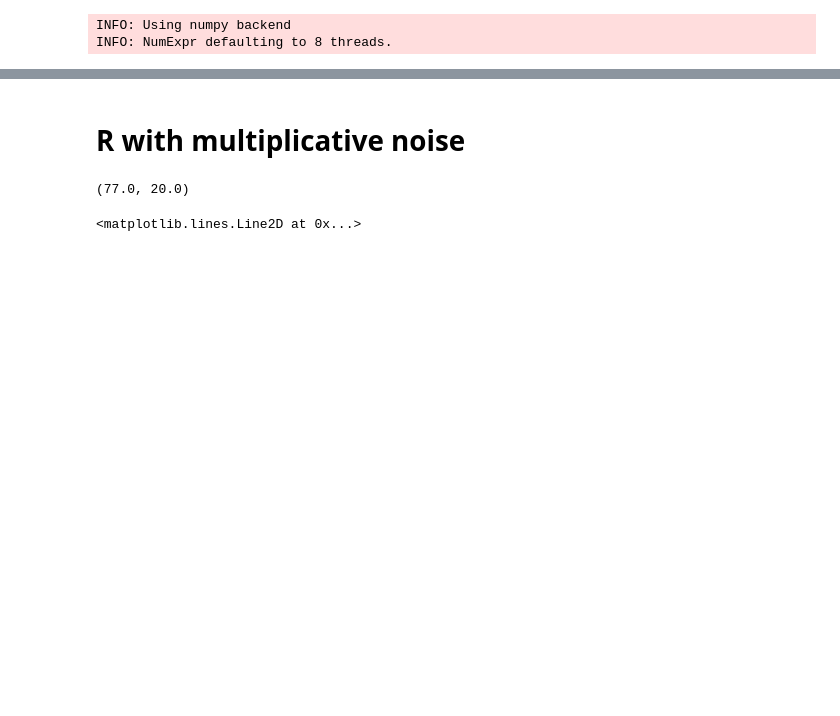
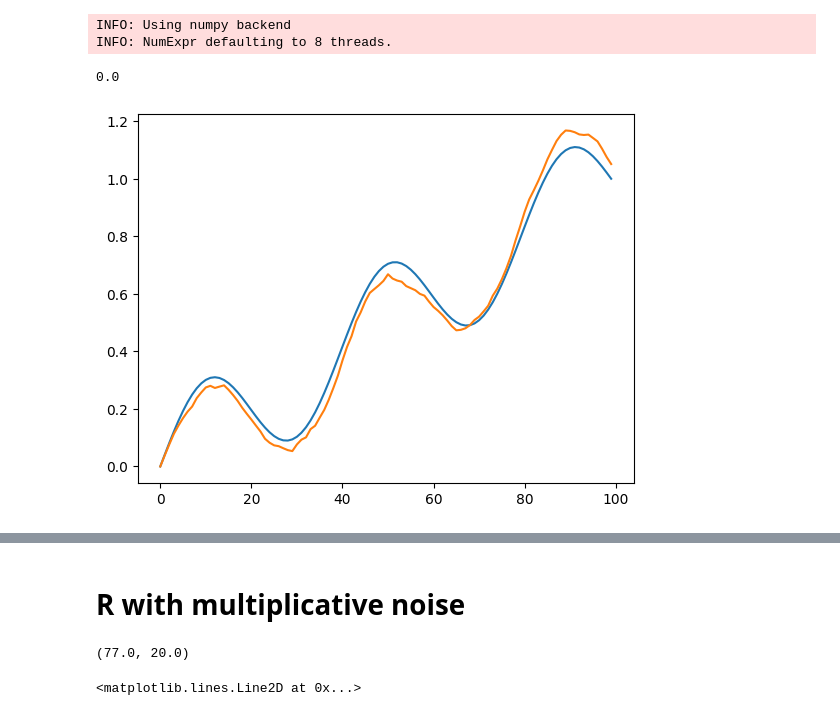
Before and after one commit to matthieubulte/GAR, a Jupyter notebook: ar(1)_dists.ipynb, the cells around one changed output, grey strips where cells are left out. Saved outputs shown, nothing was run; the diff lists cells and outputs as text; code cells hidden in the pictures; blank space fills up the shorter version.

```diff
--- a/ar(1)_dists.ipynb
+++ b/ar(1)_dists.ipynb
@@ -17,3 +17,60 @@ import pyfrechet.metric_spaces.wasserstein_1d as W1d
 # %% [output]
 INFO: Using numpy backend
 INFO: NumExpr defaulting to 8 threads.
+# %%
+def geodesic(x, theta, mu):
+    return theta * x + (1-theta)*mu
+
+def wiener(t, klterms=100):
+    terms = (np.arange(1, klterms + 1) + 0.5) * np.pi
+    noise = np.random.normal(0, 1, size=klterms)
+    return np.sum(noise[:, np.newaxis] * np.sin(terms[:, np.newaxis] * t) / terms[:, np.newaxis], axis=0)
+
+def brownian_bridge(t, klterms=100):
+    W_t = wiener(t, klterms)
+    return W_t - t * W_t[-1]
+
+def sim(T, phi, mu):
+    x = np.zeros((T, mu.shape[0])) + mu
+    for i in range(1,T):
+        z = geodesic(x[i-1], phi, mu)
+        eps = wiener(domain)
+        x[i, :] = z + eps
+    return x
+
+def phi_hat(x, tol=None):
+    from scipy.optimize import minimize
+    mu_hat = x.mean(axis=0)
+    T = x.shape[0]
+    tol = tol or 1.0 / np.sqrt(T)
+    def L(phi): return np.array([ np.linalg.norm(x[j+1,:] - geodesic(x[j,:], phi, mu_hat))**2 for j in range(T-1) ]).mean()
+    return minimize(L, np.random.rand(), method='Nelder-Mead', bounds=[(0,1)], options=dict(xatol=tol))['x'][0]
+
+T = 100
+phi = 0.1
+
+domain = np.linspace(0, 1, 100)
+mean = domain + np.sin(5 * np.pi * domain) / 5
+
+# o = np.zeros(100)
+# for i in tqdm(range(100)):
+#     x = sim(T, phi, mean)
+#     mu_hat = x.mean(axis=0)
+#     o[i]=phi_hat(x)
+
+# plt.plot(domain, mu_hat)
+# plt.plot(domain, mean)
+# plt.plot(wiener(domain, 10)
+# plt.plot(brownian_bridge(domain, 100))
+
+# plt.plot(mean)
+# plt.plot(mu_hat)
+
+x = sim(T, phi, mean)
+mu_hat = x.mean(axis=0)
+plt.plot(mean)
+plt.plot(mu_hat)
+phi_hat(x)
+# %% [output]
+0.0
+[figure, added]
```
Also changed, not shown: parts of 2 cells of this notebook, 17 other files.
